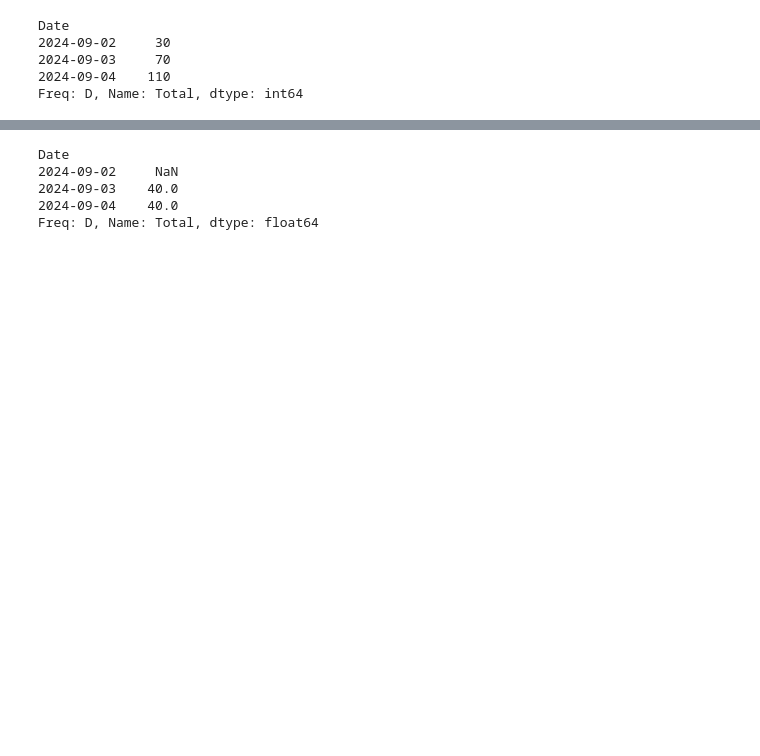
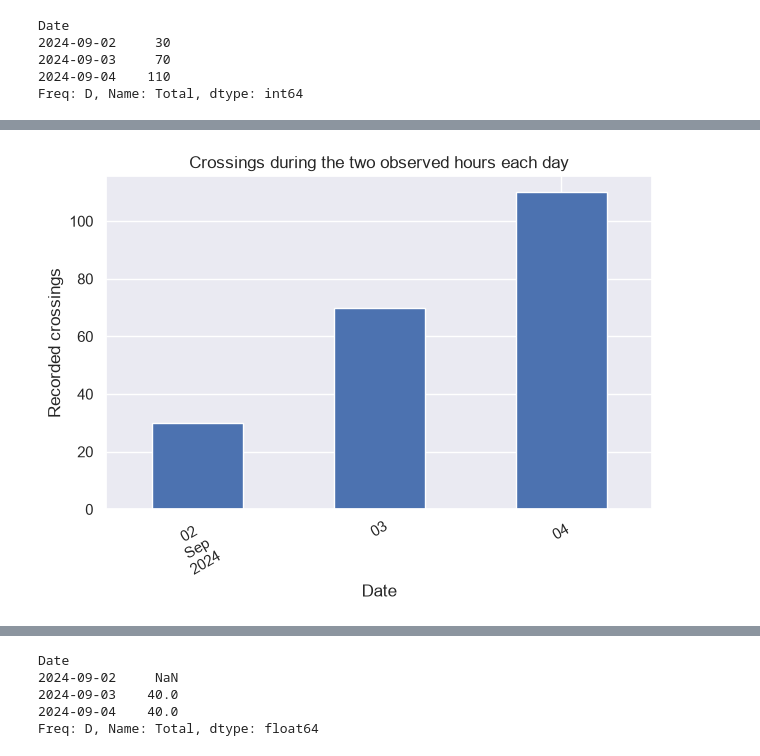
Before and after one commit to NCHS-CS/cse163-nchs, a Jupyter notebook: lectures/time-series.ipynb, the cells around one changed output, grey strips where cells are left out. Drawn from its saved outputs; the diff is of its cells as text; code cells hidden in the pictures; blank space fills up the shorter version.

```diff
--- a/lectures/time-series.ipynb
+++ b/lectures/time-series.ipynb
@@ -71,7 +43,8 @@ csv = """Date,East,West
 2024-09-04 08:00:00,20,30
 2024-09-04 09:00:00,24,36
 """
-readings = pd.read_csv(io.StringIO(csv))
-readings["Total"] = readings["East"] + readings["West"]
-readings
+bikes = pd.read_csv(io.StringIO(csv), index_col="Date", parse_dates=["Date"])
+bikes = bikes.sort_index()
+bikes["Total"] = bikes["East"] + bikes["West"]
+bikes
 # %% [output]
@@ -106,16 +58,0 @@ The dictionary gives Maya her daily totals. To explore the individual hours in p
-# %%
-unsorted_bikes = pd.read_csv(io.StringIO(csv), index_col="Date", parse_dates=True)
-unsorted_bikes["Total"] = unsorted_bikes["East"] + unsorted_bikes["West"]
-unsorted_bikes = unsorted_bikes.iloc[[4, 0, 3, 1, 5, 2]]
-bikes = unsorted_bikes.sort_index()
-
-fig, axes = plt.subplots(1, 2, figsize=(12, 4), sharex=True, sharey=True)
-for frame, ax, title in [(unsorted_bikes, axes[0], "Received order: line jumps backward"),
-                         (bikes, axes[1], "Sorted index: time moves forward")]:
-    # Matplotlib preserves the supplied order when connecting points.
-    ax.plot(frame.index, frame["Total"], marker="o")
-    ax.set(title=title, xlabel="Observation time", ylabel="Crossings in observed hour")
-    ax.tick_params(axis="x", rotation=30)
-fig.tight_layout()
-plt.show()
-bikes
@@ -300,5 +123,5 @@ The monthly plots use `.mean()`, so their values represent a typical recorded ho
 # %%
-daily = bikes.resample("D")["Total"].sum()
+daily = bikes.resample("D")["Total"].sum(min_count=1)
 daily
 # %% [output]
 Date
@@ -353,0 +136,10 @@ For `"W"`, the default groups run Monday through Sunday and are labeled by Sunda
+# %%
+daily.plot.bar(
+    title="Crossings during the two observed hours each day",
+    xlabel="Date", ylabel="Recorded crossings", rot=30,
+)
+plt.tight_layout()
+plt.show()
+assert daily.tolist() == [30, 70, 110]
+# %% [output]
+[figure, added]
```
Also changed, not shown: parts of 175 cells of this notebook, 2 other files.
